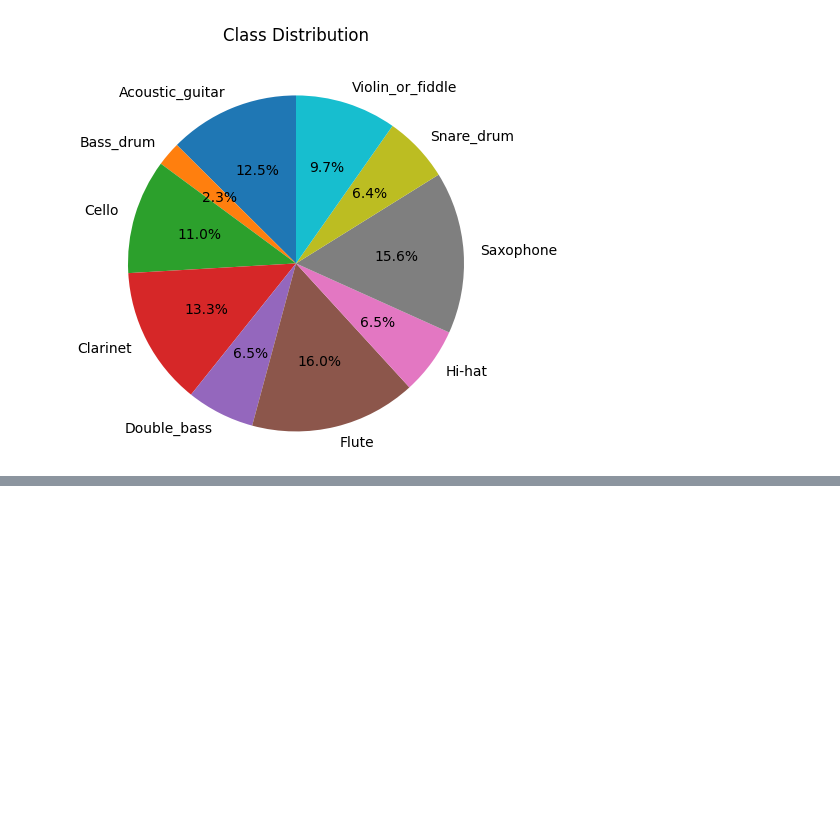
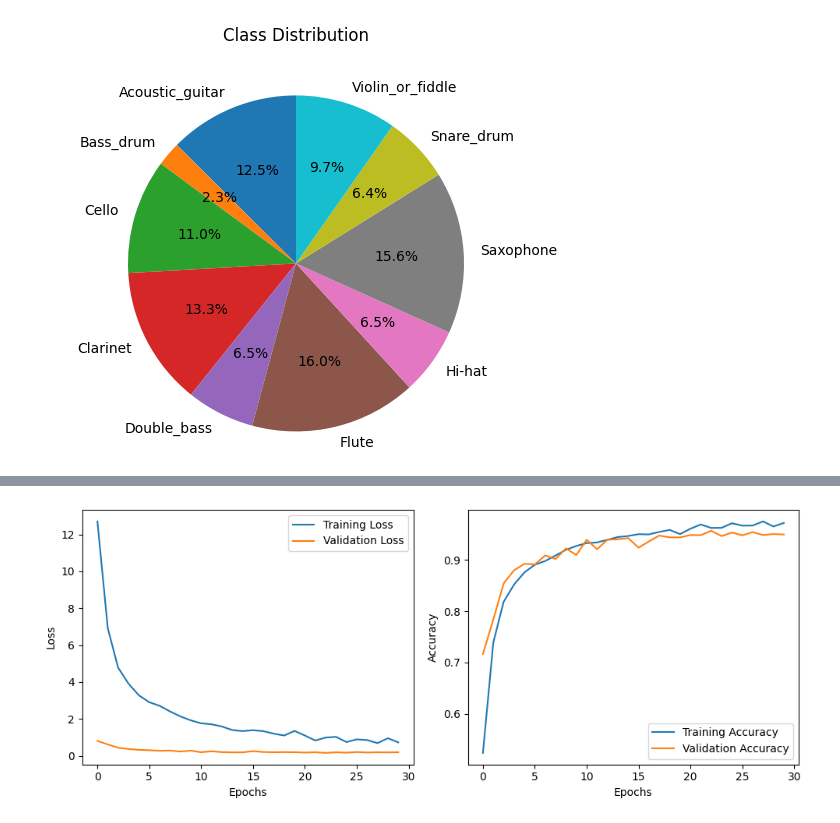
Before and after one commit to firmincadot/audio-classification-project, a Jupyter notebook: model.ipynb, the cells around one changed output, grey strips where cells are left out. Cells and saved outputs as stored; diff of their text form; code cells hidden in the pictures; blank space fills up the shorter version.

Commit message:
plotting and evaluation

```diff
--- a/model.ipynb
+++ b/model.ipynb
@@ -18,5 +21,5 @@ from python_speech_features import mfcc
 # %%
-def get_conv_model():
+def get_conv_model(input_shape):
     model = Sequential()
     model.add(Conv2D(16, (3,3), activation='relu', strides=(1,1), padding='same', input_shape=input_shape))
     model.add(Conv2D(32, (3,3), activation='relu', strides=(1,1), padding='same'))
@@ -36,5 +41,5 @@ def get_conv_model():
 # %%
-def get_recurrent_model() :
+def get_recurrent_model(input_shape) :
     #Shape of data for RNN is (n, time, feat)
     model = Sequential()
     model.add(LSTM(128, return_sequences=True, input_shape=input_shape))
@@ -99,6 +116,7 @@ def build_rand_feat() :
         label = df.at[file, 'label']
         rand_index = np.random.randint(0, wav.shape[0]-config.step)
         sample = wav[rand_index:rand_index+config.step]
+        # Extract MFCC features from the audio sample.
         X_sample = mfcc(sample ,rate ,numcep=config.nfeat, nfilt=config.nfilt, nfft=config.nfft).T
 
         _min = min(np.amin(X_sample), _min)
@@ -108,7 +126,10 @@ def build_rand_feat() :
     config.min = _min
     config.max = _max
     X, y = np.array(X), np.array(y)
+    # Normalize the features to be within the range [0, 1].
     X = (X - _min) / (_max - _min)
+
+    # Reshape the feature array based on the model type.
     if config.mode == 'conv':
         X = X.reshape(X.shape[0], X.shape[1], X.shape[2], 1)
     elif config.mode == 'time':
@@ -117,5 +138,5 @@ def build_rand_feat() :
     config.data = (X,y)
 
     with open(config.p_path, 'wb') as handle:
-        pickle.dump(config, handle, protocole=2)
+        pickle.dump(config, handle, protocol=2)
     return X, y
@@ -190,0 +187,4 @@ Epoch 10/10
+# %%
+config = Config(mode='conv')
+X_train, X_test, y_train, y_test, model = setup_model(config)
+history = train_model(X_train, y_train, model, config)
@@ -190,0 +223,22 @@ Epoch 10/10
+# %%
+# Plotting the training and validation loss
+plt.figure(figsize=(10, 4))
+plt.subplot(1, 2, 1)
+plt.plot(history.history['loss'], label='Training Loss')
+plt.plot(history.history['val_loss'], label='Validation Loss')
+plt.xlabel('Epochs')
+plt.ylabel('Loss')
+plt.legend()
+
+# Plotting the training and validation accuracy
+plt.subplot(1, 2, 2)
+plt.plot(history.history['acc'], label='Training Accuracy')
+plt.plot(history.history['val_acc'], label='Validation Accuracy')
+plt.xlabel('Epochs')
+plt.ylabel('Accuracy')
+plt.legend()
+
+plt.tight_layout()
+plt.show()
+# %% [output]
+[figure, added]
```
Also changed, not shown: parts of 16 cells of this notebook, 15 other files.
